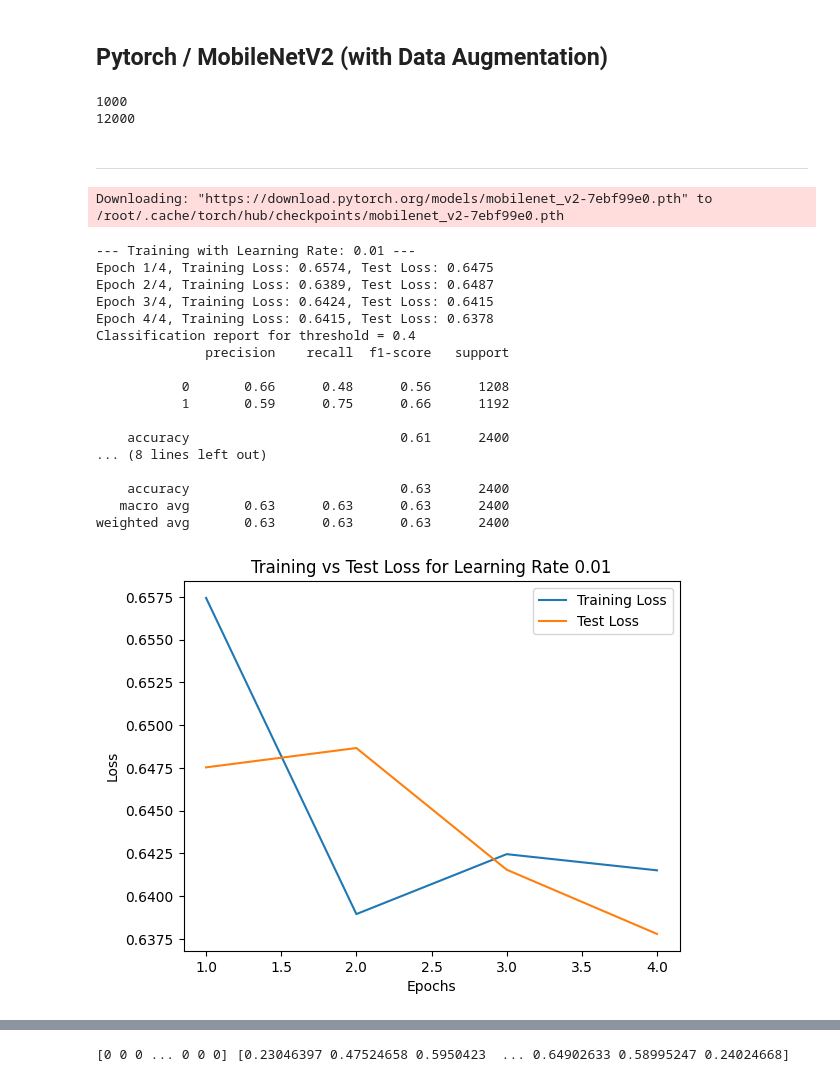
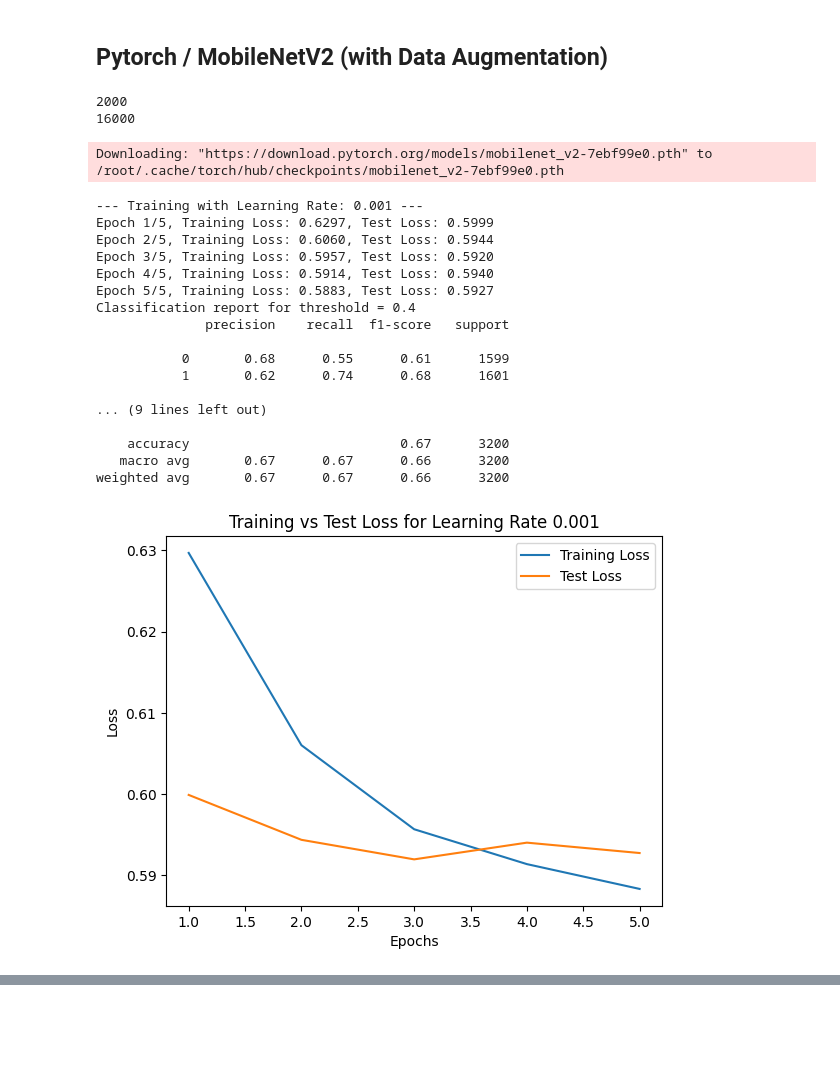
Before and after one commit to arsenilsina/ChestXRay-Classifier, a Jupyter notebook: nih_chest_xray.ipynb, the cells around one changed output, grey strips where cells are left out. Drawn from its saved outputs; the diff is of its cells as text; code cells hidden in the pictures; blank space fills up the shorter version.

```diff
--- a/nih_chest_xray.ipynb
+++ b/nih_chest_xray.ipynb
@@ -506,0 +548,5 @@ The results demonstrate the impact of varying thresholds on the model's performa
+# %%
+history = model_tf_max.fit(train_set, epochs=5,validation_data=test_set)
+
+test_loss, test_accuracy = model_tf_max.evaluate(test_set)
+print(f"Test Loss: {test_loss}, Test Accuracy: {test_accuracy}")
@@ -506,0 +566,17 @@ The results demonstrate the impact of varying thresholds on the model's performa
+# %%
+y_true = []
+y_pred = []
+
+for images, labels in test_set:
+    preds = model_tf_max.predict(images)
+    y_true.extend(labels.numpy())
+    y_pred.extend(preds.flatten())
+
+y_true = np.array(y_true)
+y_pred = np.array(y_pred)
+
+thresholds = [0.4, 0.5]
+for threshold in thresholds:
+    y_pred_class = (y_pred > threshold).astype(int)
+    print(f"Classification report for threshold = {threshold}")
+    print(classification_report(y_true, y_pred_class))
@@ -506,0 +609,9 @@ The results demonstrate the impact of varying thresholds on the model's performa
+# %%
+threshold = 0.5
+y_pred_class = (y_pred > threshold).astype(int)
+cm = confusion_matrix(y_true, y_pred_class)
+
+disp = ConfusionMatrixDisplay(confusion_matrix=cm, display_labels=['Class 0', 'Class 1'])
+disp.plot(cmap='Blues', values_format='d')
+plt.title(f'Confusion Matrix (Threshold = {threshold})')
+plt.show()
@@ -524,7 +637,7 @@ base_transforms = transforms.Compose([
 base_dataset = ChestXRayDataset(balanced_data, transform=base_transforms)
 # %%
 # Dataset augmented for class 1 only
-class_1_sampled_to_augment = random.sample(class_1_sampled, 1000)
+class_1_sampled_to_augment = random.sample(class_1_sampled, 2000)
 class_1_data_augmented = ChestXRayDataset(class_1_sampled_to_augment, transform=augmentation_transforms)
 print(len(class_1_data_augmented))
 
@@ -532,8 +645,8 @@ print(len(class_1_data_augmented))
 combined_dataset = ConcatDataset([base_dataset, class_1_data_augmented])
 print(len(combined_dataset))
 # %% [output]
-1000
-12000
+2000
+16000
 # %%
 # DataLoader
 train_size = int(0.8 * len(combined_dataset))
@@ -542,8 +655,6 @@ test_size = len(combined_dataset) - train_size
 train_dataset, test_dataset = torch.utils.data.random_split(combined_dataset, [train_size, test_size])
 train_loader = DataLoader(train_dataset, batch_size=64, shuffle=True)
 test_loader = DataLoader(test_dataset, batch_size=64, shuffle=False)
-# %% [markdown]
-______________________________________________________________________________________________________________________________________
 # %%
 # Define a function to calculate test loss
 def evaluate_model_loss(model, criterion, data_loader, device):
@@ -611,49 +722,49 @@ def train_and_evaluate(model, optimizer, learning_rate, num_epochs, train_loader
 
 # Initialize models, optimizers, and train
 results = {}
-learning_rates = [0.01, 0.001]
+learning_rates = [0.001, 0.0001]
 
 for lr in learning_rates:
     # Clone the base model
     model = mobilenet_v2(weights=MobileNet_V2_Weights.DEFAULT)
     model.classifier[1] = nn.Linear(model.last_channel, 1)
     model = model.to(device)
 
     # Define optimizer
     optimizer = optim.Adam(model.classifier.parameters(), lr=lr)
 
     # Train and evaluate
-    y_true, y_pred, training_losses, test_losses = train_and_evaluate(model, optimizer, lr, num_epochs=4, train_loader=train_loader, test_loader=test_loader)
+    y_true, y_pred, training_losses, test_losses = train_and_evaluate(model, optimizer, lr, num_epochs=5, train_loader=train_loader, test_loader=test_loader)
 
     # Store results for further analysis
     results[lr] = (y_true, y_pred, training_losses, test_losses)
 
     # Plot Training vs Test Loss for this learning rate
     plt.figure()
     plt.plot(range(1, len(training_losses) + 1), training_losses, label="Training Loss")
     plt.plot(range(1, len(test_losses) + 1), test_losses, label="Test Loss")
     plt.xlabel("Epochs")
     plt.ylabel("Loss")
     plt.title(f"Training vs Test Loss for Learning Rate {lr}")
     plt.legend()
     plt.show()
 # %% [output]
 Downloading: "https://download.pytorch.org/models/mobilenet_v2-7ebf99e0.pth" to /root/.cache/torch/hub/checkpoints/mobilenet_v2-7ebf99e0.pth
---- Training with Learning Rate: 0.01 ---
-Epoch 1/4, Training Loss: 0.6574, Test Loss: 0.6475
-Epoch 2/4, Training Loss: 0.6389, Test Loss: 0.6487
-Epoch 3/4, Training Loss: 0.6424, Test Loss: 0.6415
-Epoch 4/4, Training Loss: 0.6415, Test Loss: 0.6378
+--- Training with Learning Rate: 0.001 ---
+Epoch 1/5, Training Loss: 0.6297, Test Loss: 0.5999
+Epoch 2/5, Training Loss: 0.6060, Test Loss: 0.5944
+Epoch 3/5, Training Loss: 0.5957, Test Loss: 0.5920
+Epoch 4/5, Training Loss: 0.5914, Test Loss: 0.5940
+Epoch 5/5, Training Loss: 0.5883, Test Loss: 0.5927
 Classification report for threshold = 0.4
               precision    recall  f1-score   support
 
-           0       0.66      0.48      0.56      1208
-           1       0.59      0.75      0.66      1192
+           0       0.68      0.55      0.61      1599
+           1       0.62      0.74      0.68      1601
 
-    accuracy                           0.61      2400
-... (8 lines left out)
+... (9 lines left out)
 
-    accuracy                           0.63      2400
-   macro avg       0.63      0.63      0.63      2400
-weighted avg       0.63      0.63      0.63      2400
+    accuracy                           0.67      3200
+   macro avg       0.67      0.67      0.66      3200
+weighted avg       0.67      0.67      0.66      3200
-[figure, old version]
+[figure, new version]
@@ -678,6 +788,4 @@ weighted avg       0.64      0.64      0.64      2400
 # %%
-y_true, y_pred = results[0.01][:2]
+y_true, y_pred = results[0.001][:2]
 print(y_true, y_pred)
-# %% [output]
-[0 0 0 ... 0 0 0] [0.23046397 0.47524658 0.5950423  ... 0.64902633 0.58995247 0.24024668]
 # %%
```
Also changed, not shown: parts of 45 cells of this notebook.
